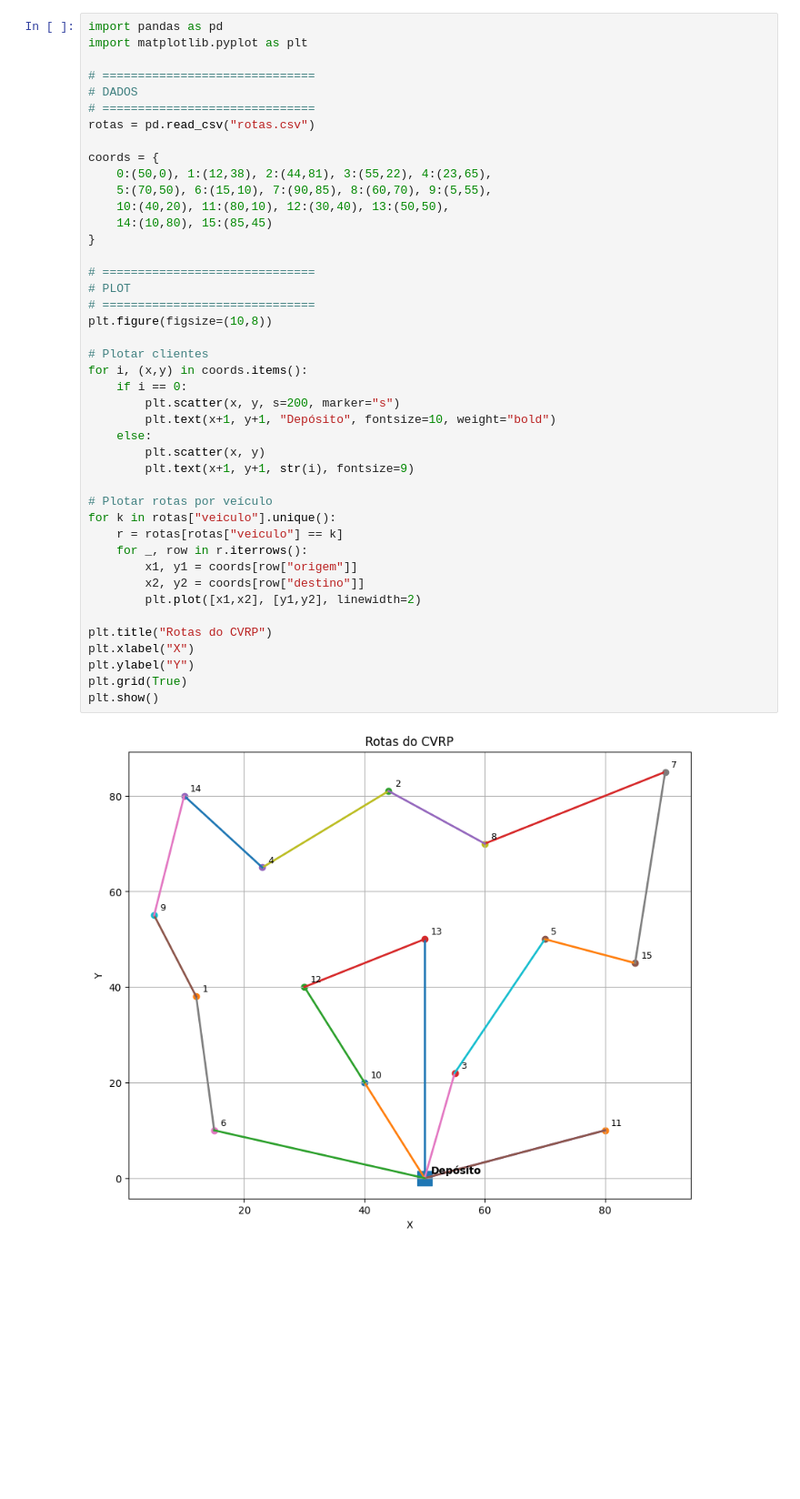
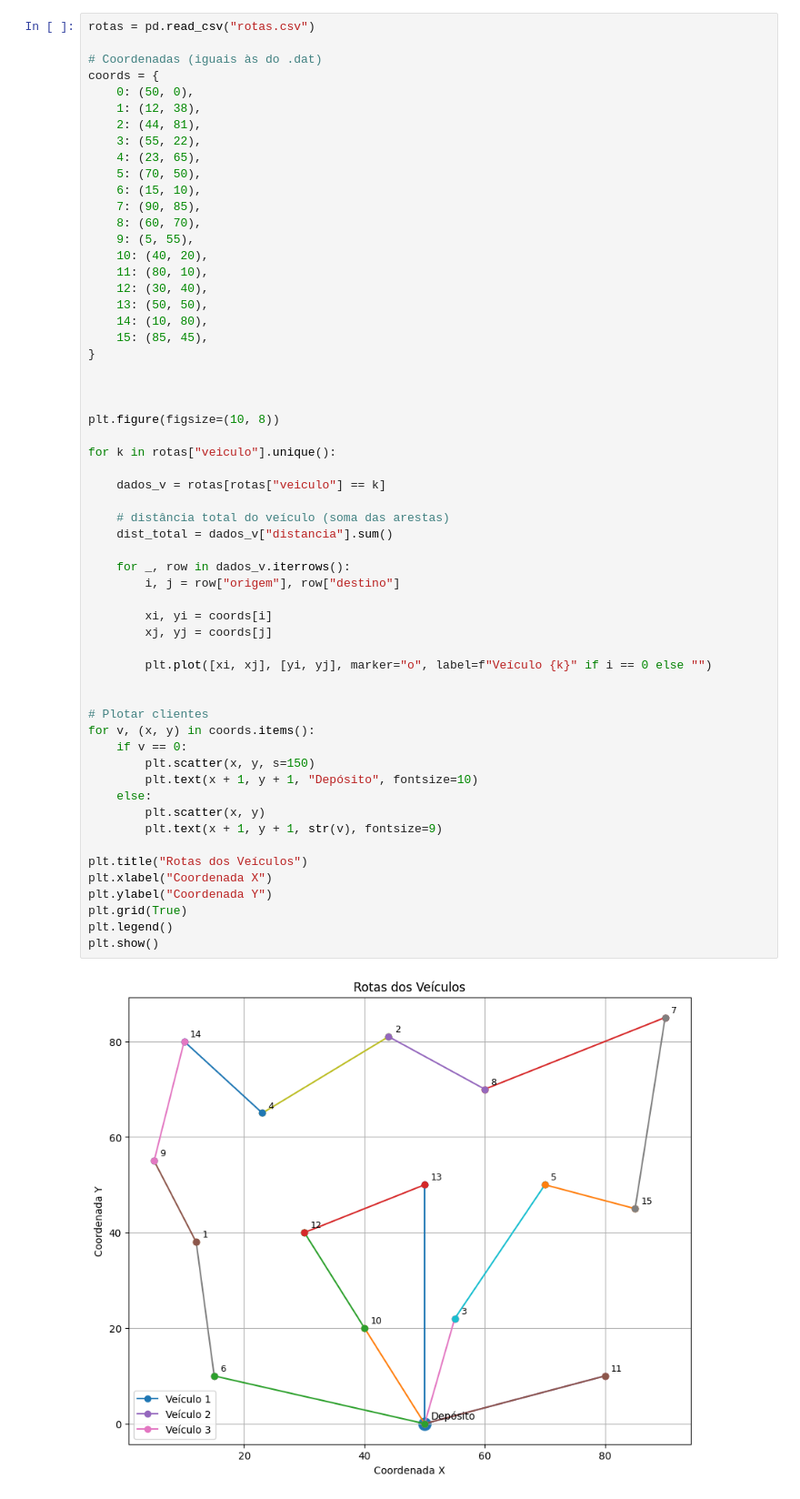
Before and after one commit to mariaclaraps/Pesquisa-Operacional, a Jupyter notebook: plotagem.ipynb, the cells around one changed output. Shown at 91% size. Drawn from its saved outputs; the diff is of its cells as text; blank space fills up the shorter version.

```diff
--- a/plotagem.ipynb
+++ b/plotagem.ipynb
@@ -19,45 +4,60 @@ Note: you may need to restart the kernel to use updated packages.
 # %%
-import pandas as pd
-import matplotlib.pyplot as plt
-
-# ==============================
-# DADOS
-# ==============================
 rotas = pd.read_csv("rotas.csv")
 
+# Coordenadas (iguais às do .dat)
 coords = {
-    0:(50,0), 1:(12,38), 2:(44,81), 3:(55,22), 4:(23,65),
-    5:(70,50), 6:(15,10), 7:(90,85), 8:(60,70), 9:(5,55),
-    10:(40,20), 11:(80,10), 12:(30,40), 13:(50,50),
-    14:(10,80), 15:(85,45)
+    0: (50, 0),
+    1: (12, 38),
+    2: (44, 81),
+    3: (55, 22),
+    4: (23, 65),
+    5: (70, 50),
+    6: (15, 10),
+    7: (90, 85),
+    8: (60, 70),
+    9: (5, 55),
+    10: (40, 20),
+    11: (80, 10),
+    12: (30, 40),
+    13: (50, 50),
+    14: (10, 80),
+    15: (85, 45),
 }
 
-# ==============================
-# PLOT
-# ==============================
-plt.figure(figsize=(10,8))
+
+
+plt.figure(figsize=(10, 8))
+
+for k in rotas["veiculo"].unique():
+
+    dados_v = rotas[rotas["veiculo"] == k]
+
+    # distância total do veículo (soma das arestas)
+    dist_total = dados_v["distancia"].sum()
+
+    for _, row in dados_v.iterrows():
+        i, j = row["origem"], row["destino"]
+
+        xi, yi = coords[i]
+        xj, yj = coords[j]
+
+        plt.plot([xi, xj], [yi, yj], marker="o", label=f"Veículo {k}" if i == 0 else "")
+
 
 # Plotar clientes
-for i, (x,y) in coords.items():
-    if i == 0:
-        plt.scatter(x, y, s=200, marker="s")
-        plt.text(x+1, y+1, "Depósito", fontsize=10, weight="bold")
+for v, (x, y) in coords.items():
+    if v == 0:
+        plt.scatter(x, y, s=150)
+        plt.text(x + 1, y + 1, "Depósito", fontsize=10)
     else:
         plt.scatter(x, y)
-        plt.text(x+1, y+1, str(i), fontsize=9)
+        plt.text(x + 1, y + 1, str(v), fontsize=9)
 
-# Plotar rotas por veículo
-for k in rotas["veiculo"].unique():
-    r = rotas[rotas["veiculo"] == k]
-    for _, row in r.iterrows():
-        x1, y1 = coords[row["origem"]]
-        x2, y2 = coords[row["destino"]]
-        plt.plot([x1,x2], [y1,y2], linewidth=2)
-
-plt.title("Rotas do CVRP")
-plt.xlabel("X")
-plt.ylabel("Y")
+plt.title("Rotas dos Veículos")
+plt.xlabel("Coordenada X")
+plt.ylabel("Coordenada Y")
 plt.grid(True)
+plt.legend()
 plt.show()
 # %% [output]
-[figure, old version]
+[figure, new version]
```
Also changed, not shown: parts of 2 cells of this notebook, 7 other files.
